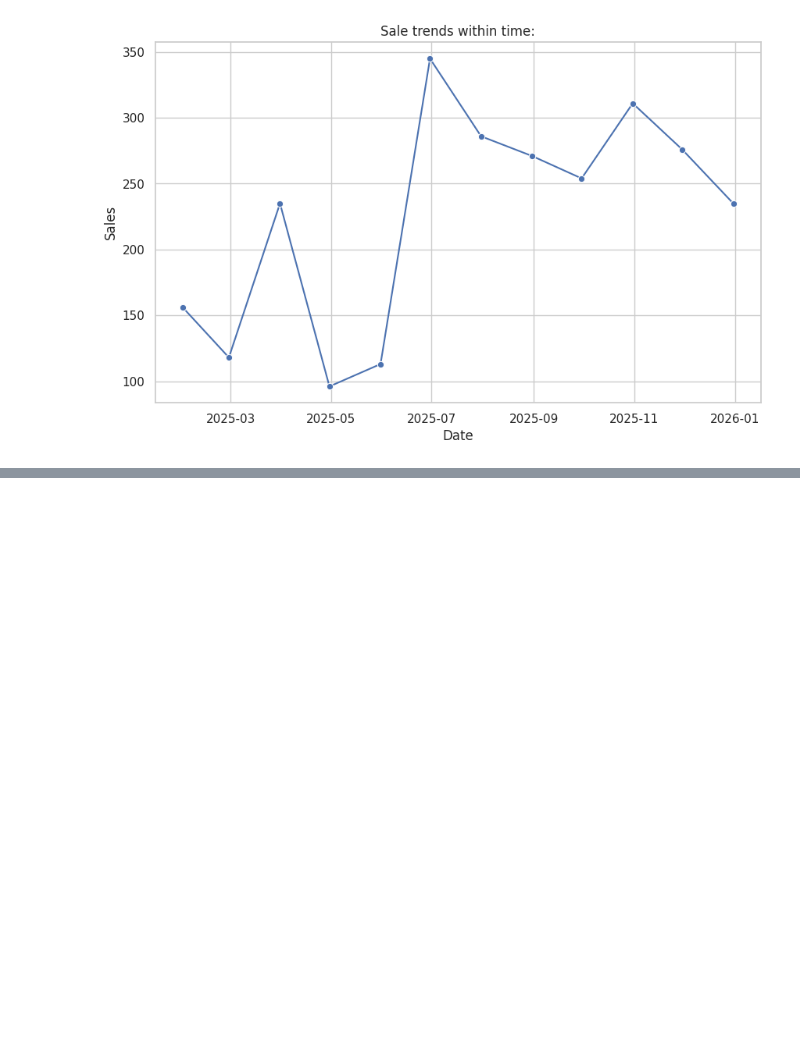
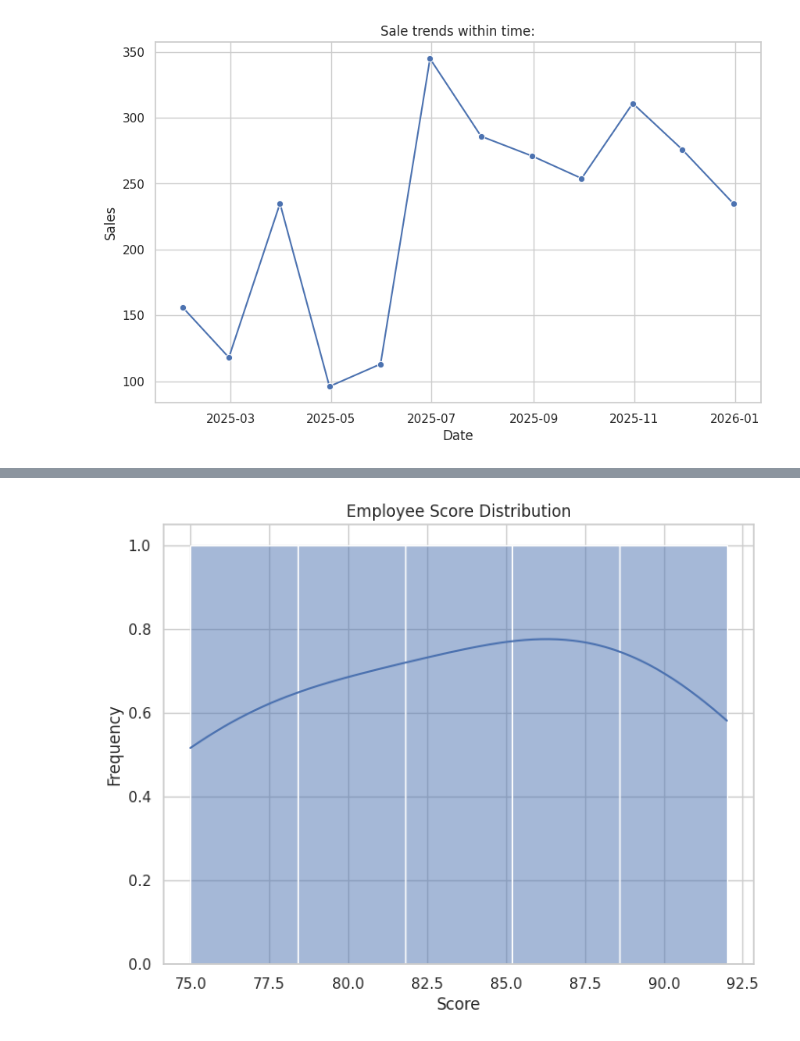
Before and after one commit to guilhermelaviola/IntegratingPracticesInDataScienceForBusiness, a Jupyter notebook: Class03.ipynb, the cells around one changed output, grey strips where cells are left out. Drawn from its saved outputs; the diff is of its cells as text; code cells hidden in the pictures; blank space fills up the shorter version.

```diff
--- a/Class03.ipynb
+++ b/Class03.ipynb
@@ -30,0 +40,10 @@ plt.show()
+# %%
+# Creating a dataset with employee fictional data:
+data = {
+    'Name': ['Anne', 'Kevin', 'Charles', 'Danielle', 'Edward'],
+    'Score': [88, 92, 75, 85, 79],
+    'Absenses': [2, 0, 4, 1, 3]
+}
+
+# Creating a DataFrame with the data above:
+df = pd.DataFrame(data)
@@ -30,0 +77,17 @@ plt.show()
+# %%
+# Configuring the stype of the chart:
+sns.set(style="whitegrid")
+
+# Creating an histogram of the score distribution:
+plt.figure(figsize=(8, 6))
+sns.histplot(df['Score'], bins=5, kde=True)
+
+# Adding title and labels:
+plt.title('Employee Score Distribution')
+plt.xlabel('Score')
+plt.ylabel('Frequency')
+
+# Displaying the chart:
+plt.show()
+# %% [output]
+[figure, added]
```
Also changed, not shown: parts of 10 cells of this notebook.
